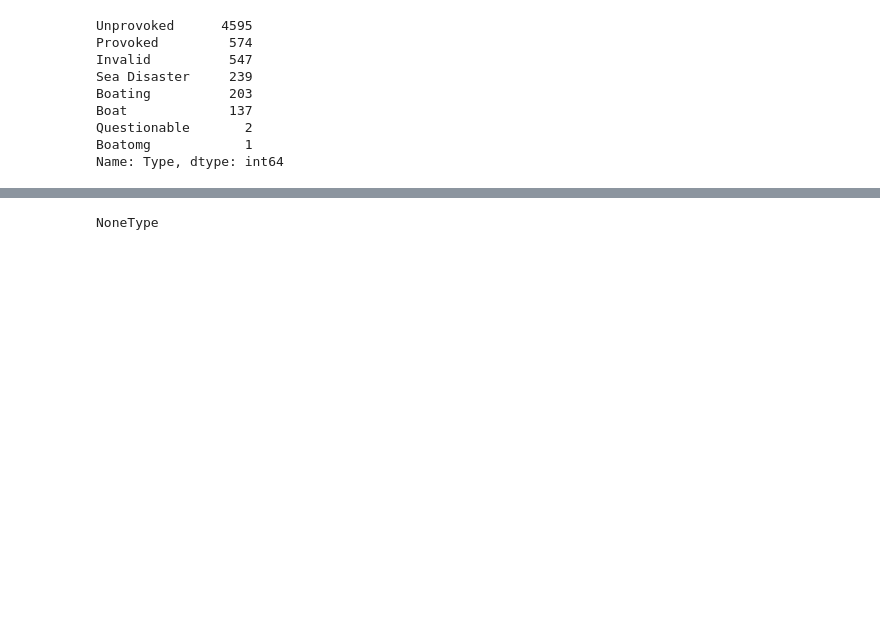
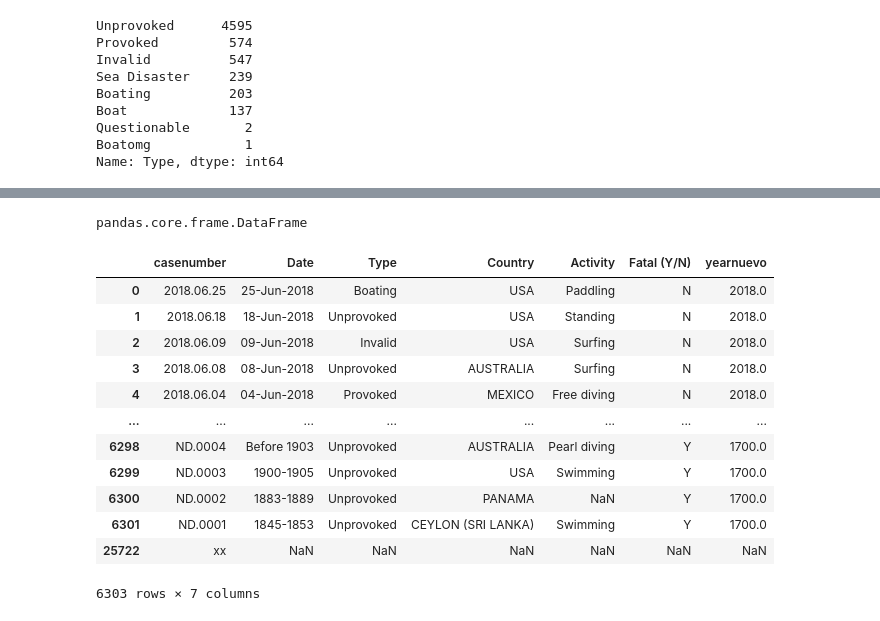
Before and after one commit to mariadelascotrina/Data-cleaning_Sharks, a Jupyter notebook: limpiar.ipynb, the cells around one changed output, grey strips where cells are left out. Drawn from its saved outputs; the diff is of its cells as text; code cells hidden in the pictures; blank space fills up the shorter version.

```diff
--- a/limpiar.ipynb
+++ b/limpiar.ipynb
@@ -484,11 +484,15 @@ tiburones2.head(2)
 |  | casenumber | Date | Year | Type | Country | Area | Location | Activity | Name | Sex | ... |
 | 0 | 2018.06.25 | 25-Jun-2018 | 2018.0 | Boating | USA | California | Oceanside, San Diego County | Paddling | Julie Wolfe | F | ... |
 | 1 | 2018.06.18 | 18-Jun-2018 | 2018.0 | Unprovoked | USA | Georgia | St. Simon Island, Glynn County | Standing | Adyson McNeely | F | ... |
+# %%
+renombrarsexyspecies = {"Sex ": "Sex", "Species ": "Species"} #había 1 espacio detrás del nombre de estas columnas
+# %%
+tiburones2.rename(columns=renombrarsexyspecies, inplace=True)
 # %%
 #voy a quedarme con una tabla con los casos, los typos, country, activity, fatal y year nuevo
+# %%
+type(tiburones2)
+# %% [output]
+pandas.core.frame.DataFrame
 # %%
-tiburones3 = tiburones2.drop(["Type"], axis=1, inplace=True)
+tiburones2.drop(["Area","Year","Location","Name","Sex","Age","Injury","Time","Species","Investigator or Source"], axis=1, inplace=True)
-# %%
-type(tiburones3) #no entiendo porqué pasa esto
-# %% [output]
-NoneType
@@ -496,0 +499,16 @@ NoneType
+# %%
+tiburones2
+# %% [output]
+|  | casenumber | Date | Type | Country | Activity | Fatal (Y/N) | yearnuevo |
+| 0 | 2018.06.25 | 25-Jun-2018 | Boating | USA | Paddling | N | 2018.0 |
+| 1 | 2018.06.18 | 18-Jun-2018 | Unprovoked | USA | Standing | N | 2018.0 |
+| 2 | 2018.06.09 | 09-Jun-2018 | Invalid | USA | Surfing | N | 2018.0 |
+| 3 | 2018.06.08 | 08-Jun-2018 | Unprovoked | AUSTRALIA | Surfing | N | 2018.0 |
+| 4 | 2018.06.04 | 04-Jun-2018 | Provoked | MEXICO | Free diving | N | 2018.0 |
+| ... | ... | ... | ... | ... | ... | ... | ... |
+| 6298 | ND.0004 | Before 1903 | Unprovoked | AUSTRALIA | Pearl diving | Y | 1700.0 |
+| 6299 | ND.0003 | 1900-1905 | Unprovoked | USA | Swimming | Y | 1700.0 |
+| 6300 | ND.0002 | 1883-1889 | Unprovoked | PANAMA | NaN | Y | 1700.0 |
+| 6301 | ND.0001 | 1845-1853 | Unprovoked | CEYLON (SRI LANKA) | Swimming | Y | 1700.0 |
+| 25722 | xx | NaN | NaN | NaN | NaN | NaN | NaN |
+6303 rows × 7 columns
```
Also changed, not shown: parts of 19 cells of this notebook.
